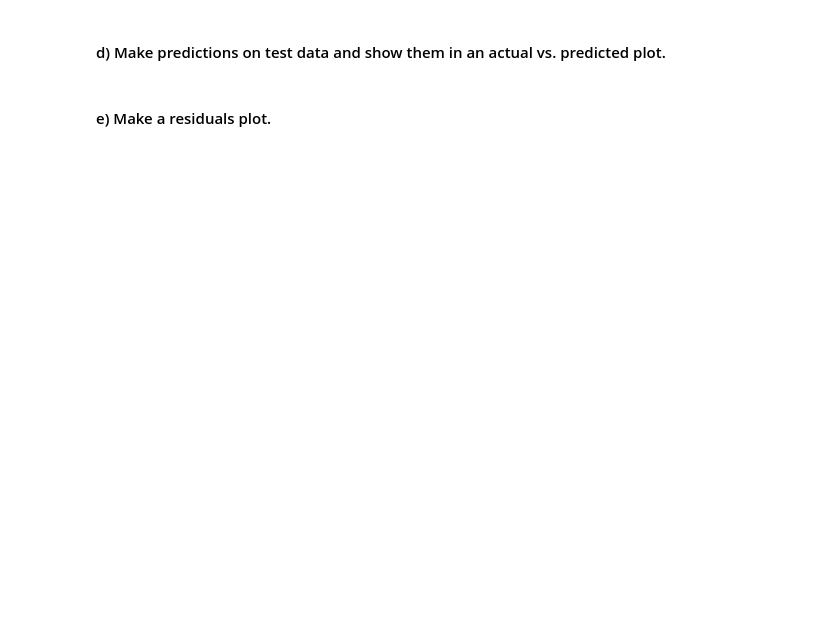
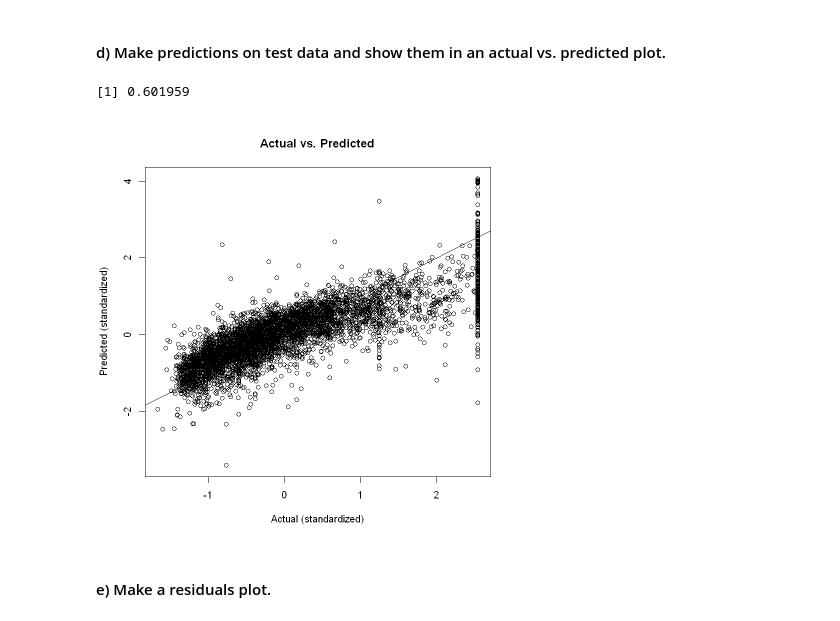
Before and after one commit to Havent-seen/BIOS-512-Assignments, a Jupyter notebook: assignment_9/BIOS512_HW9(1).ipynb, the cells around one changed output. Saved outputs shown, nothing was run; the diff lists cells and outputs as text; code cells hidden in the pictures; blank space fills up the shorter version.

```diff
--- a/assignment_9/BIOS512_HW9(1).ipynb
+++ b/assignment_9/BIOS512_HW9(1).ipynb
@@ -47,4 +125,21 @@ This question runs through a linear regression example. We want to predict media
 # %% [markdown]
 #### b) Scale data and split it 75/25 training/testing. Set seed = 123.
+# %%
+set.seed(123)
+
+# Scale numeric features
+housing_scaled <- as.data.frame(scale(housing))
+
+# Split into training (75%) and testing (25%)
+n <- nrow(housing_scaled)
+train_index <- sample(1:n, size = 0.75 * n)
+
+train <- housing_scaled[train_index, ]
+test  <- housing_scaled[-train_index, ]
 # %% [markdown]
 #### c) Fit the model.
+# %%
+# Fit linear regression model
+model <- lm(median_house_value ~ ., data = train)
+
+summary(model)
@@ -51,4 +164,18 @@ This question runs through a linear regression example. We want to predict media
 # %% [markdown]
 #### d) Make predictions on test data and show them in an actual vs. predicted plot.
+# %%
+pred <- predict(model, newdata = test)
+actual <- test$median_house_value
+
+plot(actual, pred,
+     xlab = "Actual (standardized)", ylab = "Predicted (standardized)",
+     main = "Actual vs. Predicted")
+abline(0, 1)
+
+# (optional) RMSE
+sqrt(mean((pred - actual)^2))
+# %% [output]
+[1] 0.601959
+[figure, added]
 # %% [markdown]
 #### e) Make a residuals plot.
```
Also changed, not shown: parts of 17 cells of this notebook, 2 other files.
